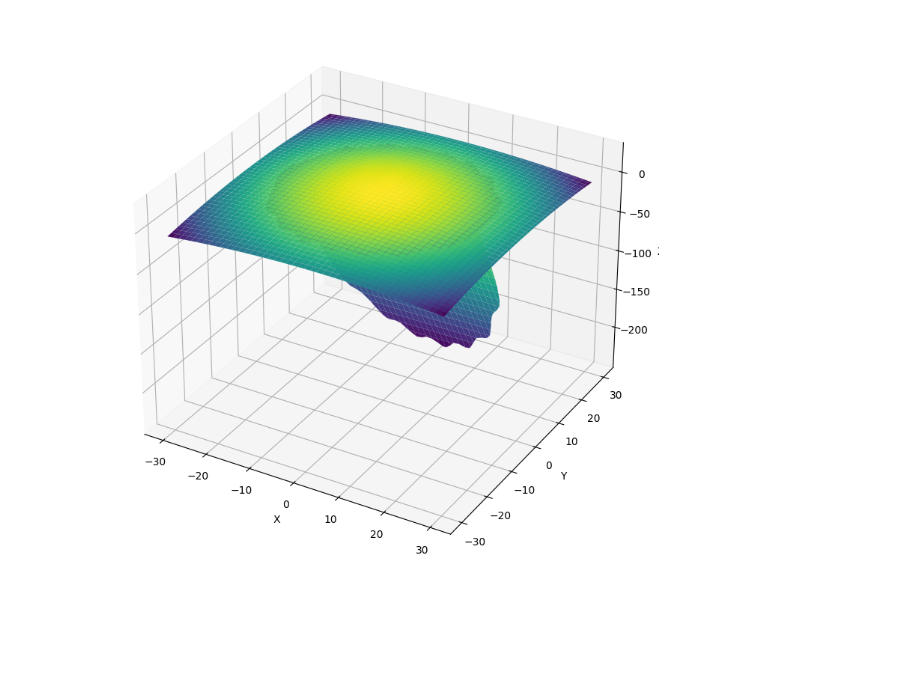
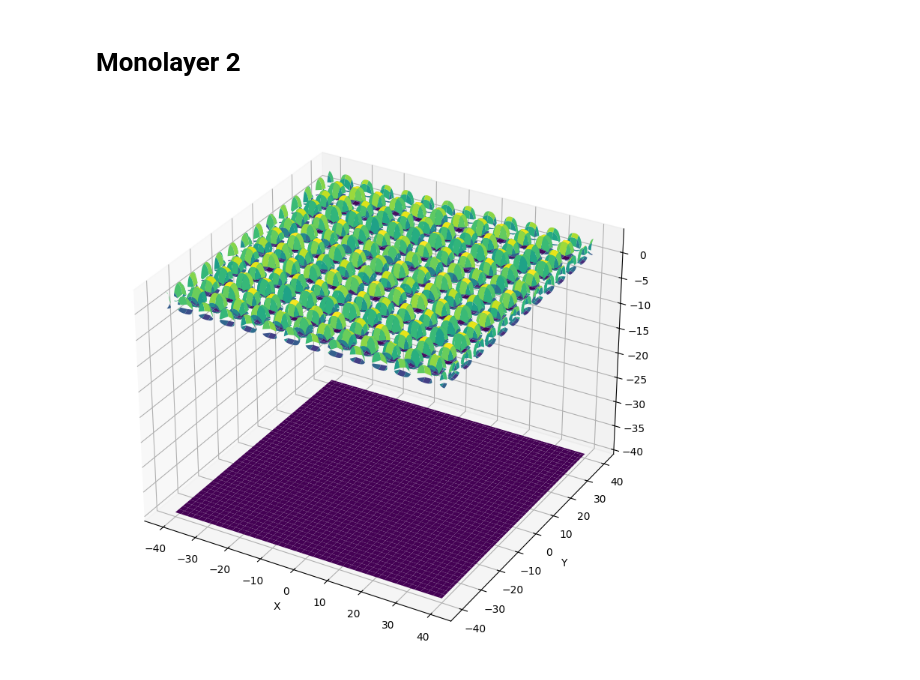
Before and after one commit to P8UXaE/light_sheet_domes, a Jupyter notebook: cell_drawing.ipynb, the cells around one changed output. Drawn from its saved outputs; the diff is of its cells as text; code cells hidden in the pictures; blank space fills up the shorter version.

```diff
--- a/cell_drawing.ipynb
+++ b/cell_drawing.ipynb
@@ -1,69 +275,56 @@
+# %% [markdown]
+# Monolayer 2
 # %%
-import numpy as np
-import matplotlib.pyplot as plt
-from mpl_toolkits.mplot3d import Axes3D
-import tifffile as tiff
-
 # Create a grid of x and y values
 resolution = 500
-size = 30
+size = 40
 x = np.linspace(-size,  size,  resolution+1)
 y = np.linspace(-size,  size,  resolution+1)
 x, y = np.meshgrid(x, y)
 
 
-z1 = (-0.05*x**2-0.05*y**2+30)+np.sin(x) # top
-z2 = (-0.01*x**2-0.01*y**2+10) # bottom
-# z3 = 0.01*x**2+1*y-10 # side 1
-z3 = -10*y-20
+z1 = -(0.8/np.sin(0.5*x))**2-(0.8/np.sin(0.5*y))**2+5
+z12 = (0.4/np.sin(0.5*x))**2+(0.4/np.sin(0.5*y))**2
+
+z2 = -40+0*x
+
+# # # Create a mask for z1 where z2 is not nan
+mask_z1 = z1 > z12
+z1 = np.where(mask_z1, z1, np.nan)
 
 
-#
-z1 = np.where(z1>z2, z1, np.nan)
-z3 = np.where(z3<z1, z3, np.nan)
-# z3 = np.where(z3>z2, z3, np.nan)
-# z3 = np.where((z3 < z1) & (z3 > z2), z3, np.nan)
-# z3 = np.where(z3 > resolution/size, np.nan, z3)
-
-# z1 = np.where(z1 > 0, z1, np.nan)
-# z2 = np.where(z2 > 0, z2, np.nan)
-# z3 = np.where(z3 > 0, z3, np.nan)
-
-# z1 = np.where(z1 > z2, z1, np.nan)
-# z2 = np.where(z1 > z2, z2, np.nan)
-
-# z1 = np.where(z1 < z3, z3, z1)
-
+mask_z12 = z12 < z1
+z12 = np.where(mask_z12, z12, np.nan)
 
 # Create a list of z arrays
-z_arrays = [z1, z2, z3]  # Add more z arrays to the list as needed
+z_arrays = [z1,z2, z12]  # Add more z arrays to the list as needed
 
 
 # Create a figure with subplots
 fig = plt.figure(figsize=(15,  15))
 
 # Create a  3D subplot for each z array
 ax = fig.add_subplot(2,  2, 1, projection='3d')
 
 for i, z in enumerate(z_arrays):
     ax.plot_surface(x, y, z, cmap='viridis')
 
 ax.set_xlabel('X')
 ax.set_ylabel('Y')
 ax.set_zlabel('Z')
 
 # # Create a  2D subplot for each z array
 # for i, z in enumerate(z_arrays):
 #     ax = fig.add_subplot(2,  2, i+3)
 #     ax.contourf(x, y, z, cmap='viridis')
 #     ax.set_xlabel('X')
 #     ax.set_ylabel('Y')
 #     ax.set_title(f'Top View {i+1}')
 
 plt.tight_layout()
 plt.show()
 # %% [output]
-[figure, old version]
+[figure, new version]
 # %%
 d3_array = np.zeros(shape=(resolution, resolution, resolution))
 
```
Also changed, not shown: parts of 21 cells of this notebook, 21 other files.
